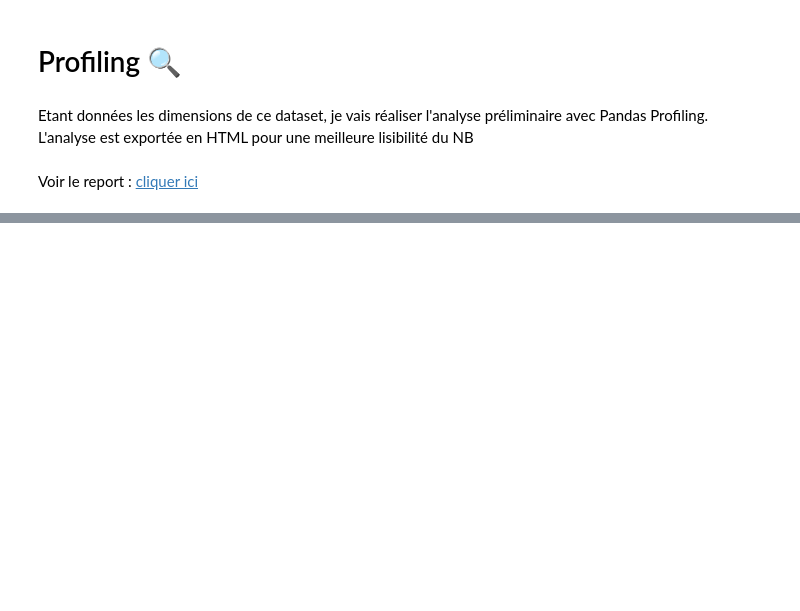
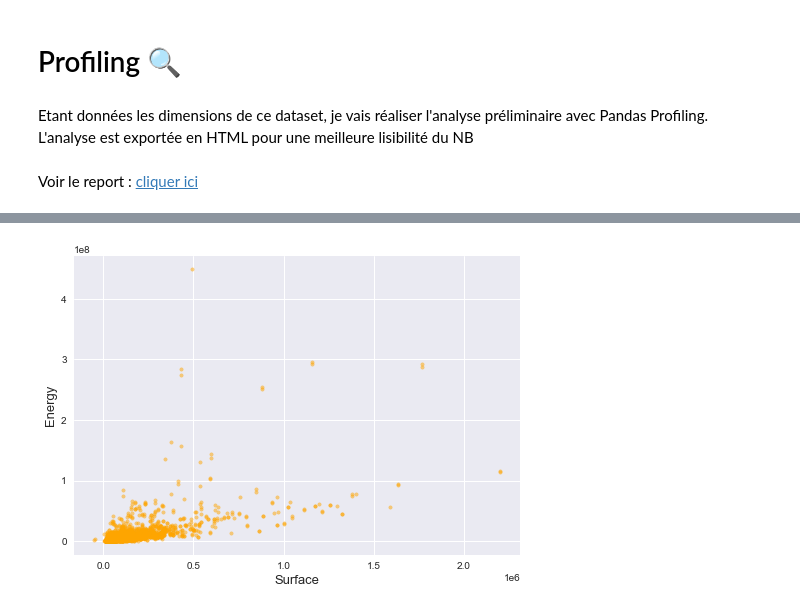
Before and after one commit to khub41/OC_P04, a Jupyter notebook: analyse exploratoire.ipynb, the cells around one changed output, grey strips where cells are left out. Drawn from its saved outputs; the diff is of its cells as text; code cells hidden in the pictures; blank space fills up the shorter version.

```diff
--- a/analyse exploratoire.ipynb
+++ b/analyse exploratoire.ipynb
@@ -277,0 +399,10 @@ Voir le report : [cliquer ici](profile_report.html)
+# %%
+data = data[data['PropertyGFABuilding(s)'] < 4e6] #Big outlier
+# %%
+fig, ax = plt.subplots()
+ax.scatter(x = data['PropertyGFABuilding(s)'], y = data[target_energy], marker='.', alpha=0.5, color='orange')
+plt.ylabel('Energy', fontsize=13)
+plt.xlabel('Surface', fontsize=13)
+plt.show()
+# %% [output]
+[figure, added]
```
Also changed, not shown: parts of 191 cells of this notebook, 4 other files.
